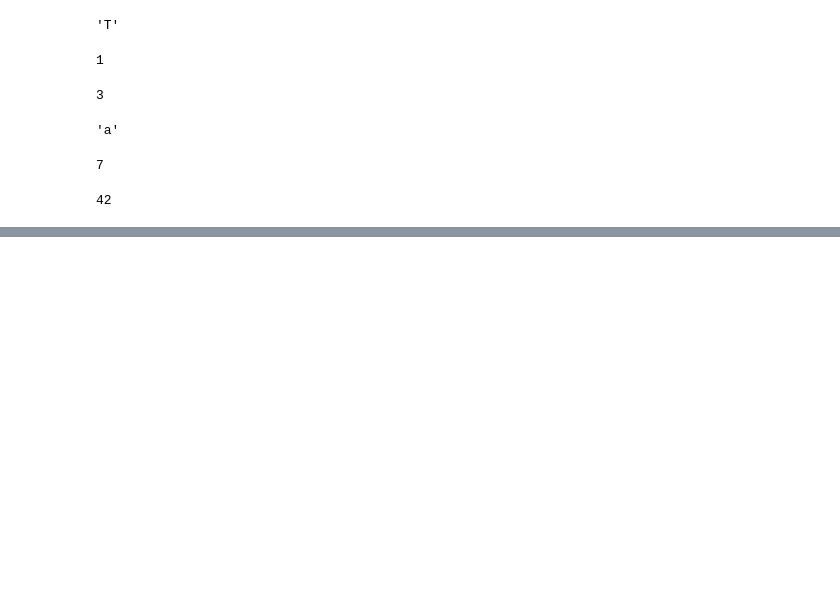
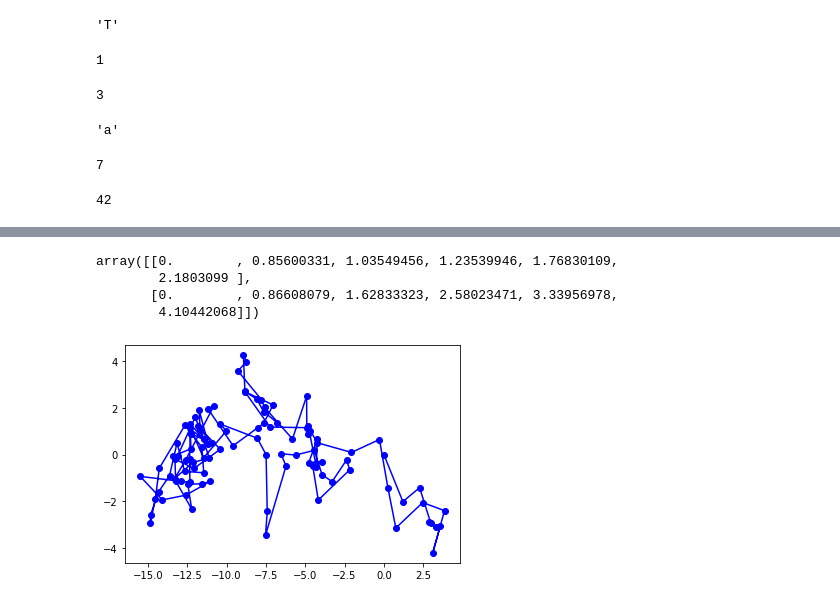
Before and after one commit to samuelatuma1/PythonForRx, a Jupyter notebook: scope_rules.ipynb, the cells around one changed output, grey strips where cells are left out. Drawn from its saved outputs; the diff is of its cells as text; code cells hidden in the pictures; blank space fills up the shorter version.

```diff
--- a/scope_rules.ipynb
+++ b/scope_rules.ipynb
@@ -859,0 +1018,23 @@ sum(values)
+# %%
+np.concatenate((np.array([[0], [0]]), np.cumsum(np.random.random((2, 5)), axis=1)), axis=1)
+# %% [output]
+array([[0.        , 0.85600331, 1.03549456, 1.23539946, 1.76830109,
+        2.1803099 ],
+       [0.        , 0.86608079, 1.62833323, 2.58023471, 3.33956978,
+        4.10442068]])
+# %%
+import matplotlib.pyplot as plt
+
+# Create origin and delta_x steps
+origin = np.array([[0], [0]])
+delta_x = np.random.normal(0, 1,(2, 100))
+
+# Create cummulative(incremental) sum of steps
+cummulative_steps = np.cumsum(delta_x, axis=1)
+
+# Add origin to incremental number of steps
+origin_and_cumm_steps = np.concatenate((origin, cummulative_steps), axis=1)
+
+plt.plot(origin_and_cumm_steps[0], origin_and_cumm_steps[1], "bo-");
+# %% [output]
+[figure, added]
```
Also changed, not shown: parts of 27 cells of this notebook, 2 other files.
